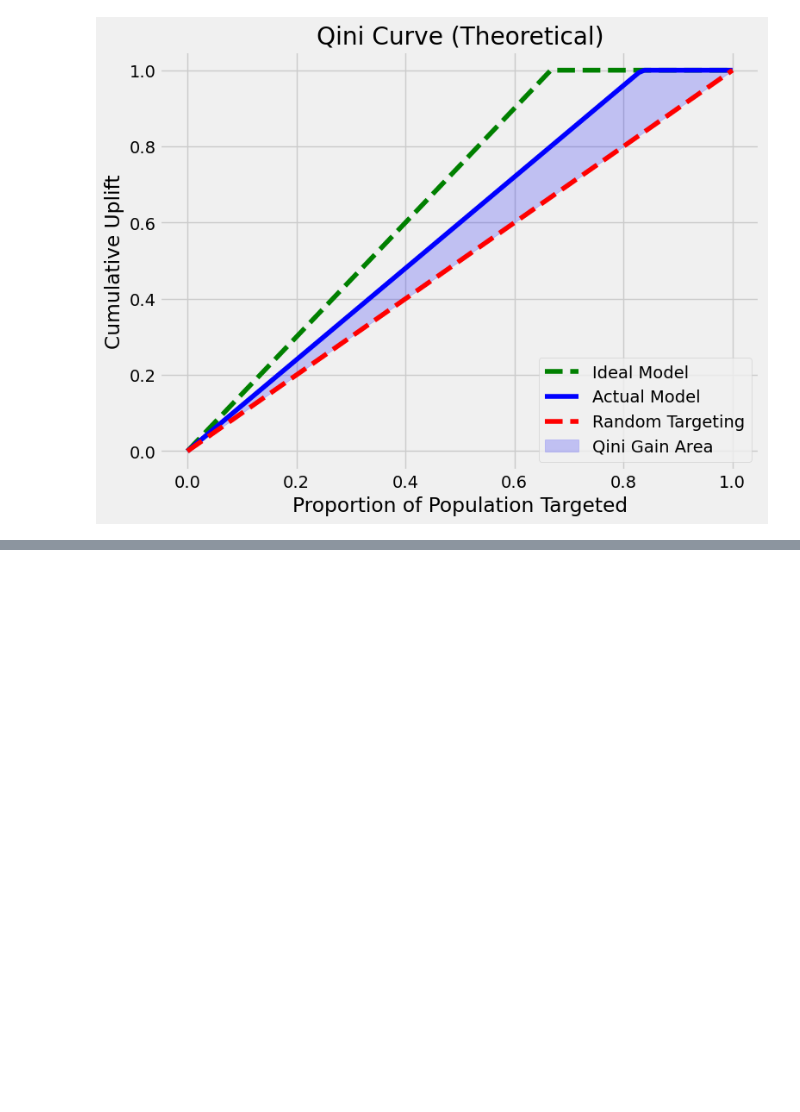
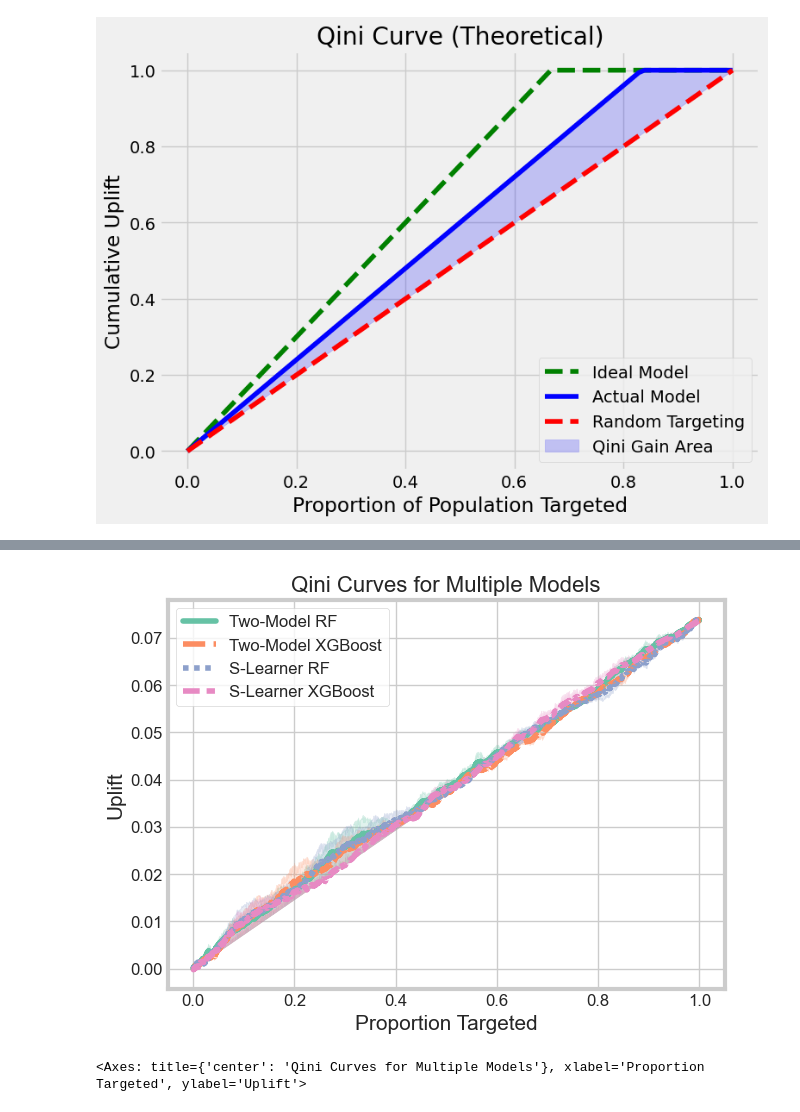
Before and after one commit to jwalluww/Medium_Articles, a Jupyter notebook: CausalInference/CauasalMLUpliftPart1.ipynb, the cells around one changed output, grey strips where cells are left out. Cells and saved outputs as stored; diff of their text form; code cells hidden in the pictures; blank space fills up the shorter version.

```diff
--- a/CausalInference/CauasalMLUpliftPart1.ipynb
+++ b/CausalInference/CauasalMLUpliftPart1.ipynb
@@ -689,0 +714,5 @@ plt.show()
+# %%
+results_df['target_class'] = 0  # Initialize column
+results_df.loc[(results_df['treatment'] == 0) & (results_df['y_true'] == 1), 'target_class'] = 1
+results_df.loc[(results_df['treatment'] == 1) & (results_df['y_true'] == 0), 'target_class'] = 2
+results_df.loc[(results_df['treatment'] == 1) & (results_df['y_true'] == 1), 'target_class'] = 3
@@ -689,0 +770,38 @@ plt.show()
+# %%
+def qini_plot(merged: pd.DataFrame):
+    """Plot QINI curves for multiple models."""
+    sns.set_style('whitegrid')
+
+    # Plot the data
+    ax = sns.lineplot(
+        x='n', y='uplift', hue='model', data=merged, style='model', palette='Set2'
+    )
+
+    # Customize plot settings
+    plt.xlabel('Proportion Targeted', fontsize=15)
+    plt.ylabel('Uplift', fontsize=15)
+    plt.title('Qini Curves for Multiple Models', fontsize=16)
+    plt.legend(fontsize=12)
+    ax.tick_params(labelsize=12)
+    plt.grid(True)
+    plt.show()
+    return ax
+# %%
+# Combine QINI results for all models
+merged_results = pd.DataFrame()
+
+# List of uplift columns for different models
+uplift_columns = ['uplift_tm_rf', 'uplift_tm_xg', 'uplift_sm_rf', 'uplift_sm_xg']
+model_names = ['Two-Model RF', 'Two-Model XGBoost', 'S-Learner RF', 'S-Learner XGBoost']
+
+for uplift_score, model_name in zip(uplift_columns, model_names):
+    ranked = qini_rank(results_df, uplift_score)
+    merged = qini_eval(ranked)
+    merged['model'] = model_name  # Add model name for identification
+    merged_results = pd.concat([merged_results, merged], ignore_index=True)
+
+# Plot all QINI curves
+qini_plot(merged_results)
+# %% [output]
+[figure, added]
+<Axes: title={'center': 'Qini Curves for Multiple Models'}, xlabel='Proportion Targeted', ylabel='Uplift'>
```
Also changed, not shown: parts of 15 cells of this notebook.
